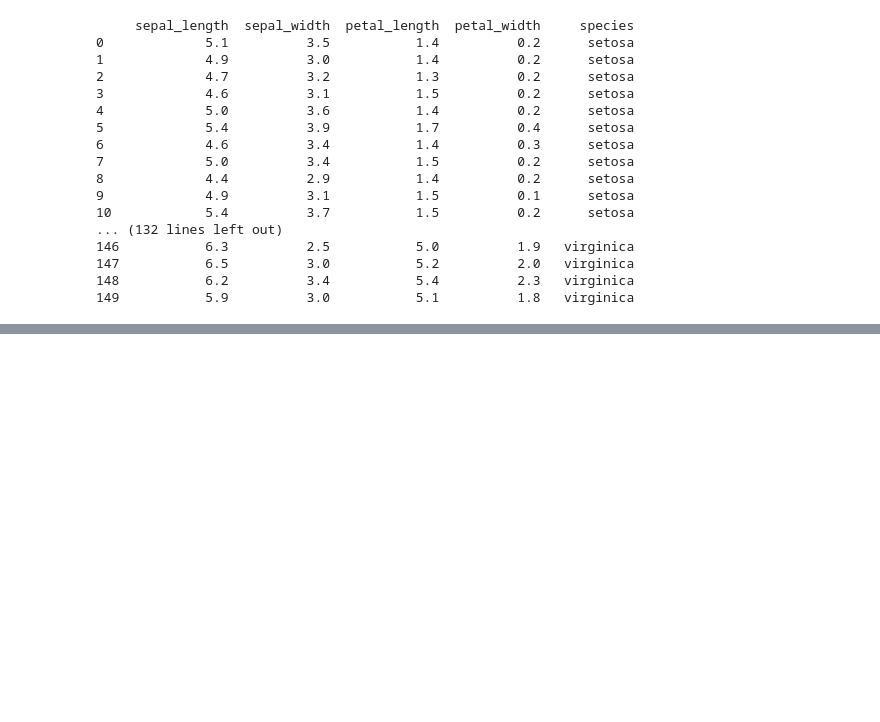
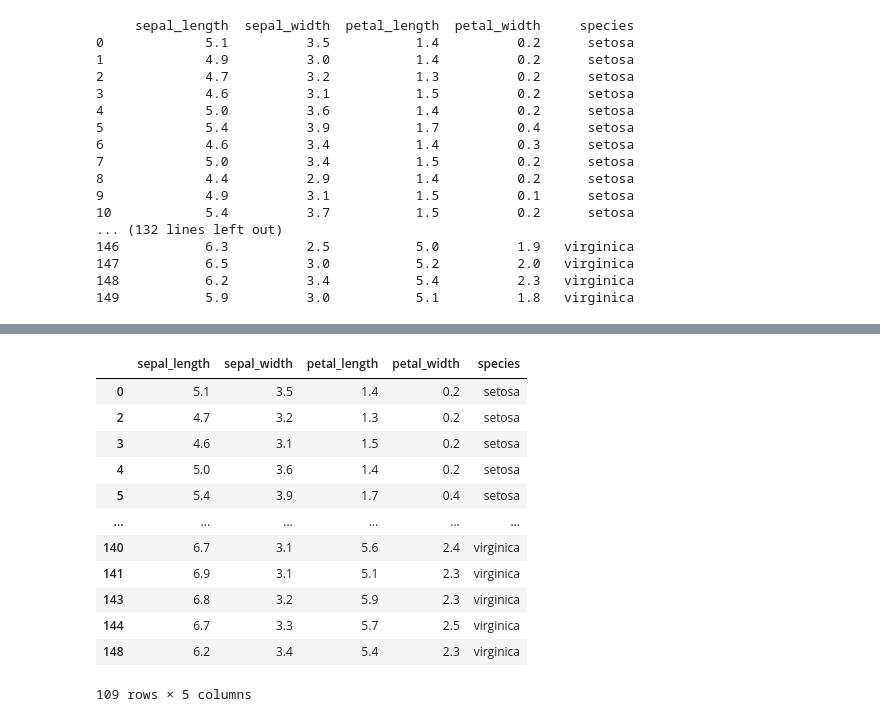
Before and after one commit to Dashrath7489/python, a Jupyter notebook: Pandas/pandas.ipynb, the cells around one changed output, grey strips where cells are left out. Cells and saved outputs as stored; diff of their text form; code cells hidden in the pictures; blank space fills up the shorter version.

```diff
--- a/Pandas/pandas.ipynb
+++ b/Pandas/pandas.ipynb
@@ -194,0 +350,16 @@ print(iris.drop_duplicates().to_string())
+# %%
+iris.loc[(iris["sepal_width"] > 3.0) | (iris["species"] == "versicolor")]
+# %% [output]
+|  | sepal_length | sepal_width | petal_length | petal_width | species |
+| 0 | 5.1 | 3.5 | 1.4 | 0.2 | setosa |
+| 2 | 4.7 | 3.2 | 1.3 | 0.2 | setosa |
+| 3 | 4.6 | 3.1 | 1.5 | 0.2 | setosa |
+| 4 | 5.0 | 3.6 | 1.4 | 0.2 | setosa |
+| 5 | 5.4 | 3.9 | 1.7 | 0.4 | setosa |
+| ... | ... | ... | ... | ... | ... |
+| 140 | 6.7 | 3.1 | 5.6 | 2.4 | virginica |
+| 141 | 6.9 | 3.1 | 5.1 | 2.3 | virginica |
+| 143 | 6.8 | 3.2 | 5.9 | 2.3 | virginica |
+| 144 | 6.7 | 3.3 | 5.7 | 2.5 | virginica |
+| 148 | 6.2 | 3.4 | 5.4 | 2.3 | virginica |
+109 rows × 5 columns
```
Also changed, not shown: parts of 24 cells of this notebook.
